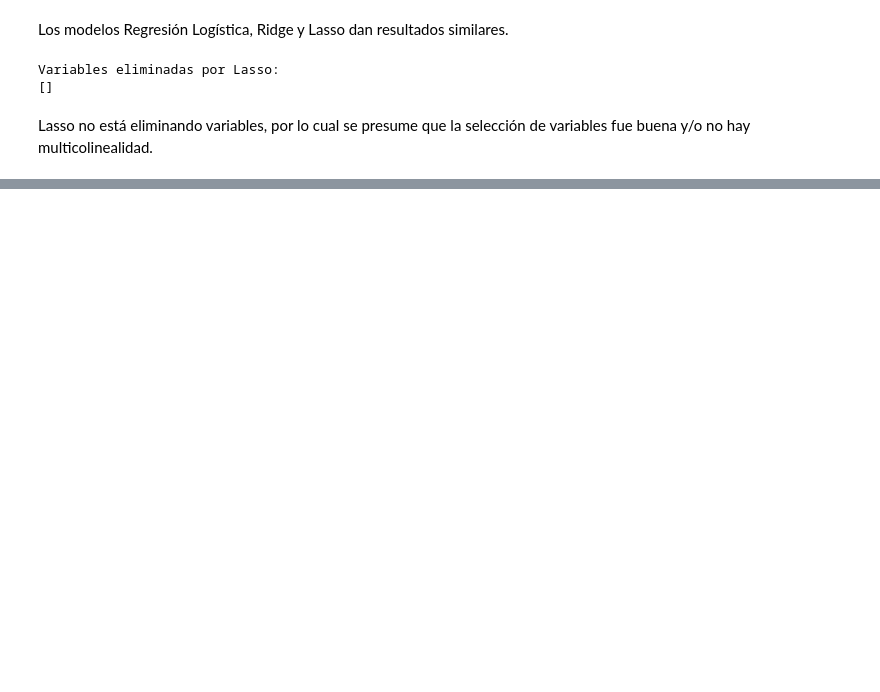
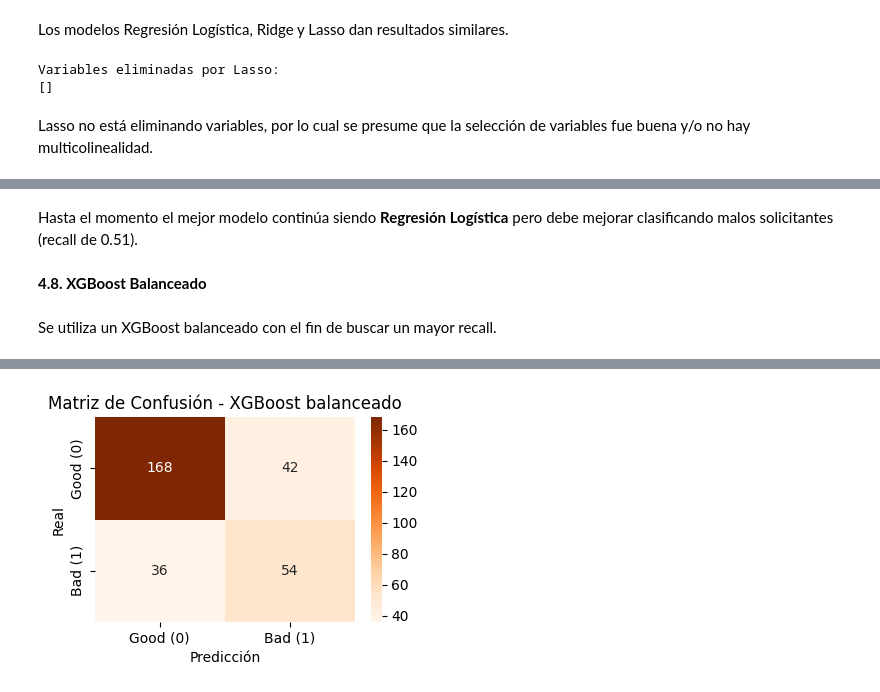
Before and after one commit to DavidCrespo72/AnalisisDatos, a Jupyter notebook: Taller_inova_pre1.ipynb, the cells around one changed output, grey strips where cells are left out. Cells and saved outputs as stored; diff of their text form; code cells hidden in the pictures; blank space fills up the shorter version.

```diff
--- a/Taller_inova_pre1.ipynb
+++ b/Taller_inova_pre1.ipynb
@@ -1056,0 +955,75 @@ y_proba_log_bal = pipe_log_bal.predict_proba(X_test)[:, 1]
+# %% [markdown]
+Hasta el momento el mejor modelo continúa siendo **Regresión Logística** pero debe mejorar clasificando malos solicitantes (recall de 0.51).
+# %% [markdown]
+**4.8. XGBoost Balanceado**
+# %% [markdown]
+Se utiliza un XGBoost balanceado con el fin de buscar un mayor recall.
+# %%
+# Copia de X y limpieza de nombres
+df_xgb = X.copy()
+
+df_xgb.columns = (
+    df_xgb.columns
+        .str.replace(" ", "_")
+        .str.replace("/", "_")
+        .str.replace("<", "lt_")
+        .str.replace(">", "gt_")
+        .str.replace("(", "")
+        .str.replace(")", ""))
+
+# Reuso de los mismos índices de train/test
+X_train_xgb = df_xgb.loc[X_train.index]
+X_test_xgb  = df_xgb.loc[X_test.index]
+
+# Calculo de scale_pos_weight para balanceo
+pos = np.sum(y_train_xgb == 1)
+neg = np.sum(y_train_xgb == 0)
+scale_pos_weight = neg / pos
+print("scale_pos_weight =", scale_pos_weight)
+
+# Modelo XGBoost Balanceado
+xgb_bal = XGBClassifier(
+    n_estimators=300,
+    max_depth=5,
+    learning_rate=0.05,
+    subsample=0.8,
+    colsample_bytree=0.8,
+    objective='binary:logistic',
+    eval_metric='logloss',
+    scale_pos_weight=scale_pos_weight,
+    random_state=42)
+
+xgb_bal.fit(X_train_xgb, y_train_xgb)
+
+# Predicciones
+y_pred_xgb  = xgb_bal.predict(X_test_xgb)
+y_proba_xgb = xgb_bal.predict_proba(X_test_xgb)[:, 1]
+
+print("\nReporte de Clasificación (XGBoost balanceado)\n")
+print(classification_report(y_test_xgb, y_pred_xgb))
+
+acc  = accuracy_score(y_test_xgb, y_pred_xgb)
+prec = precision_score(y_test_xgb, y_pred_xgb)
+rec  = recall_score(y_test_xgb, y_pred_xgb)
+f1   = f1_score(y_test_xgb, y_pred_xgb)
+auc  = roc_auc_score(y_test_xgb, y_proba_xgb)
+
+print(f"Accuracy : {acc:.4f}")
+print(f"Precision: {prec:.4f}")
+print(f"Recall   : {rec:.4f}")
+print(f"F1-score : {f1:.4f}")
+print(f"AUC      : {auc:.4f}")
+
+# Matriz de confusión
+cm_xgb = confusion_matrix(y_test_xgb, y_pred_xgb)
+
+plt.figure(figsize=(4, 3))
+sns.heatmap(cm_xgb, annot=True, fmt='d', cmap='Oranges',
+            xticklabels=['Good (0)', 'Bad (1)'],
+            yticklabels=['Good (0)', 'Bad (1)'])
+plt.title("Matriz de Confusión (XGBoost Balanceado)")
+plt.xlabel("Predicción")
+plt.ylabel("Real")
+plt.tight_layout()
+plt.show()
+# %% [output]
@@ -1056,0 +1048 @@ y_proba_log_bal = pipe_log_bal.predict_proba(X_test)[:, 1]
+[figure, added]
```
Also changed, not shown: parts of 55 cells of this notebook.
